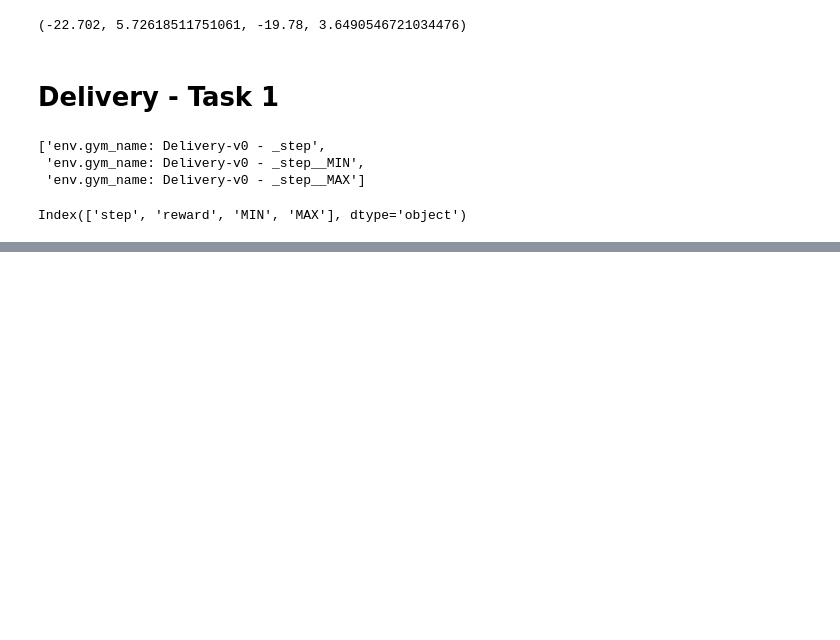
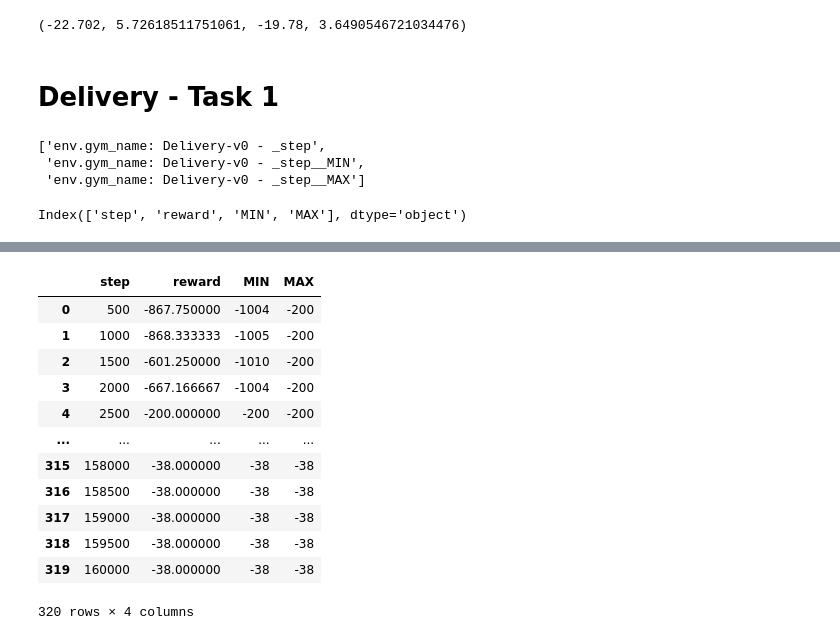
Before and after one commit to timtimtim3/sfols, a Jupyter notebook: Results.ipynb, the cells around one changed output, grey strips where cells are left out. Drawn from its saved outputs; the diff is of its cells as text; code cells hidden in the pictures; blank space fills up the shorter version.

```diff
--- a/Results.ipynb
+++ b/Results.ipynb
@@ -201,0 +262,16 @@ plt.show()
+# %%
+df_lof
+# %% [output]
+|  | step | reward | MIN | MAX |
+| 0 | 500 | -867.750000 | -1004 | -200 |
+| 1 | 1000 | -868.333333 | -1005 | -200 |
+| 2 | 1500 | -601.250000 | -1010 | -200 |
+| 3 | 2000 | -667.166667 | -1004 | -200 |
+| 4 | 2500 | -200.000000 | -200 | -200 |
+| ... | ... | ... | ... | ... |
+| 315 | 158000 | -38.000000 | -38 | -38 |
+| 316 | 158500 | -38.000000 | -38 | -38 |
+| 317 | 159000 | -38.000000 | -38 | -38 |
+| 318 | 159500 | -38.000000 | -38 | -38 |
+| 319 | 160000 | -38.000000 | -38 | -38 |
+320 rows × 4 columns
```
Also changed, not shown: parts of 8 cells of this notebook, 9 other files.
